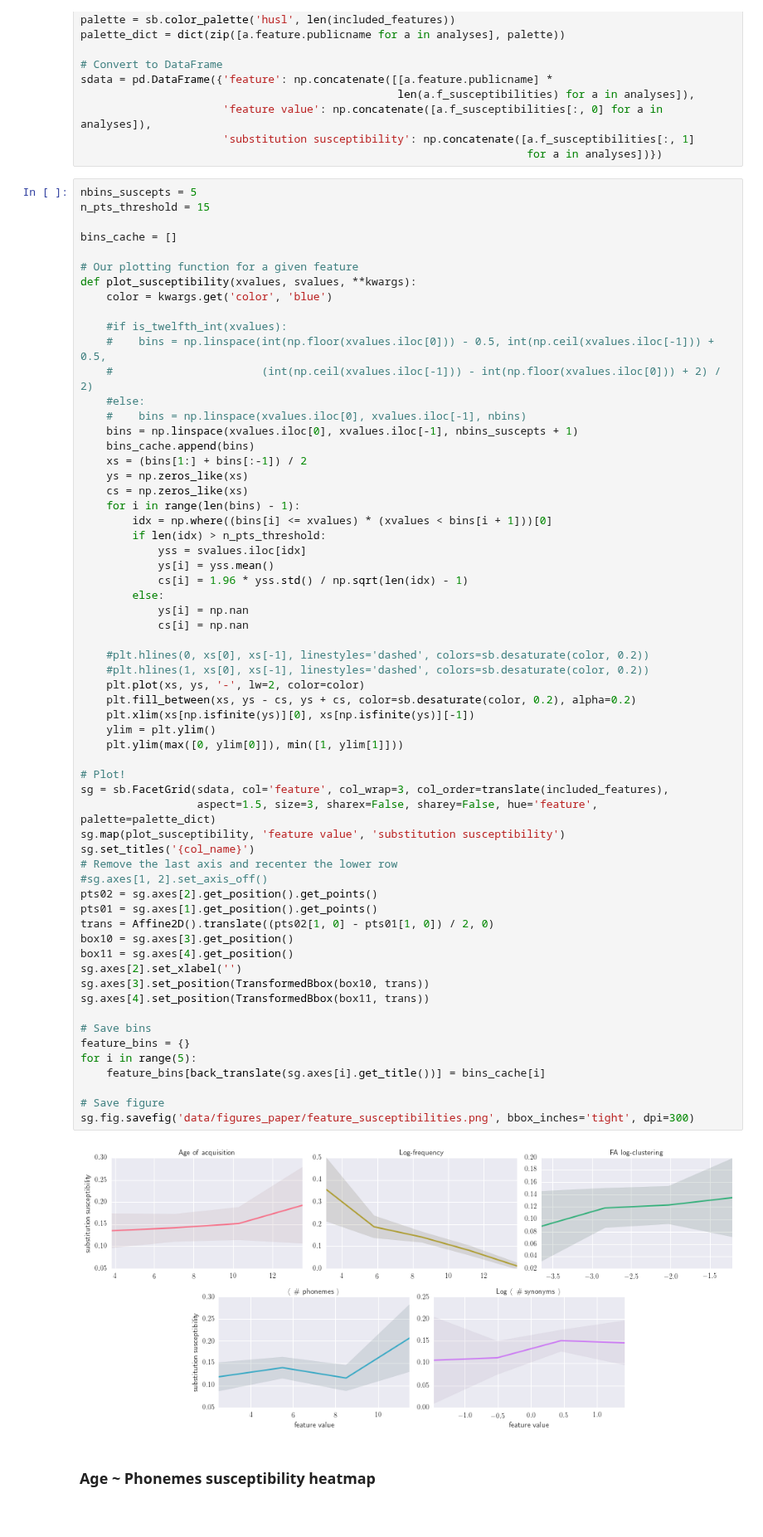
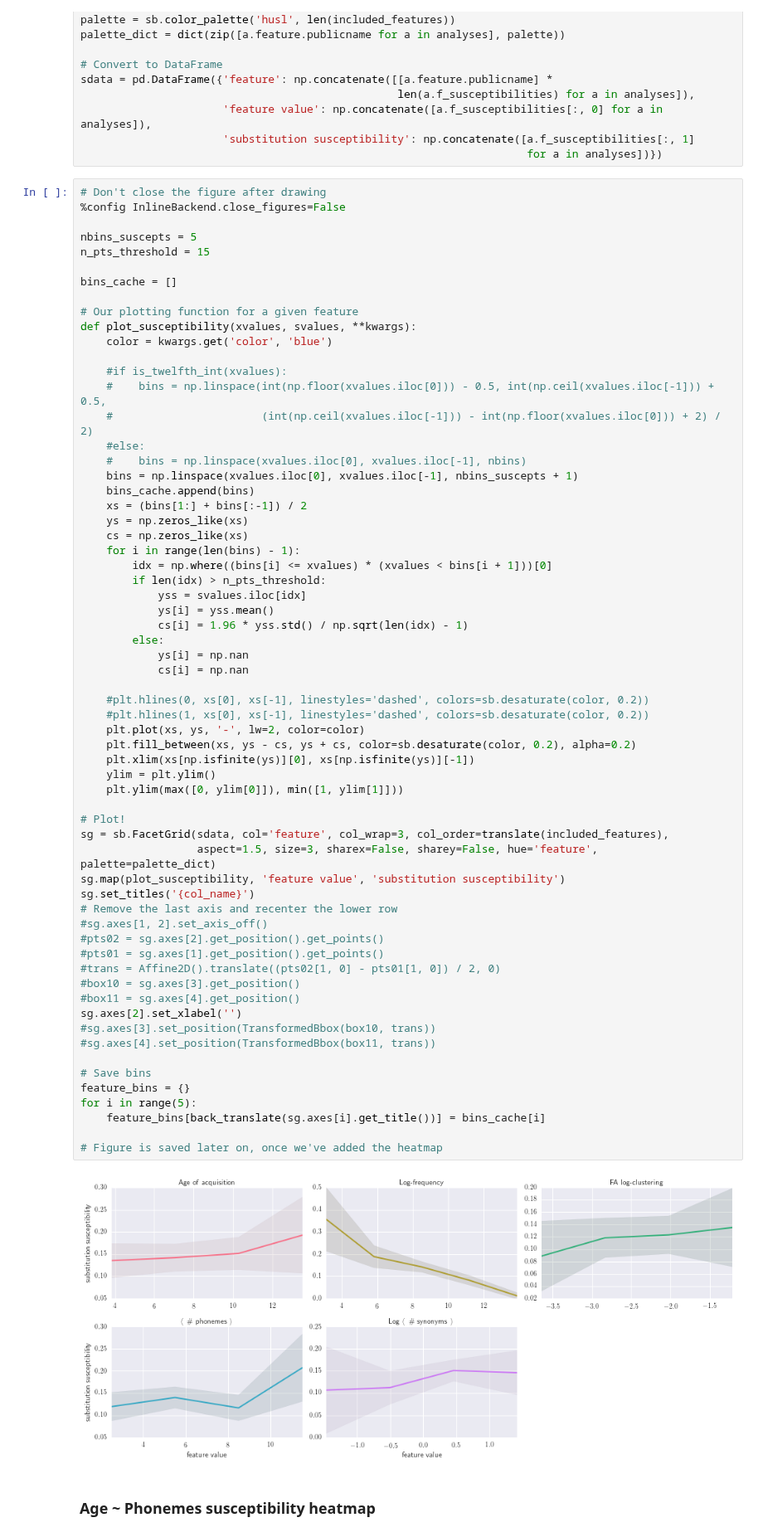
Before and after one commit to wehlutyk/brainscopypaste, a Jupyter notebook: substitutions_paper.ipynb, the cells around one changed output. Shown at 83% size. Saved outputs shown, nothing was run; the diff lists cells and outputs as text.

```diff
--- a/substitutions_paper.ipynb
+++ b/substitutions_paper.ipynb
@@ -120,6 +118,9 @@ sdata = pd.DataFrame({'feature': np.concatenate([[a.feature.publicname] *
                       'substitution susceptibility': np.concatenate([a.f_susceptibilities[:, 1]
                                                                      for a in analyses])})
 # %%
+# Don't close the figure after drawing
+%config InlineBackend.close_figures=False
+
 nbins_suscepts = 5
 n_pts_threshold = 15
 
@@ -145,43 +146,42 @@ def plot_susceptibility(xvalues, svalues, **kwargs):
             yss = svalues.iloc[idx]
             ys[i] = yss.mean()
             cs[i] = 1.96 * yss.std() / np.sqrt(len(idx) - 1)
         else:
             ys[i] = np.nan
             cs[i] = np.nan
 
     #plt.hlines(0, xs[0], xs[-1], linestyles='dashed', colors=sb.desaturate(color, 0.2))
     #plt.hlines(1, xs[0], xs[-1], linestyles='dashed', colors=sb.desaturate(color, 0.2))
     plt.plot(xs, ys, '-', lw=2, color=color)
     plt.fill_between(xs, ys - cs, ys + cs, color=sb.desaturate(color, 0.2), alpha=0.2)
     plt.xlim(xs[np.isfinite(ys)][0], xs[np.isfinite(ys)][-1])
     ylim = plt.ylim()
     plt.ylim(max([0, ylim[0]]), min([1, ylim[1]]))
 
 # Plot!
 sg = sb.FacetGrid(sdata, col='feature', col_wrap=3, col_order=translate(included_features),
                   aspect=1.5, size=3, sharex=False, sharey=False, hue='feature', palette=palette_dict)
 sg.map(plot_susceptibility, 'feature value', 'substitution susceptibility')
 sg.set_titles('{col_name}')
 # Remove the last axis and recenter the lower row
 #sg.axes[1, 2].set_axis_off()
-pts02 = sg.axes[2].get_position().get_points()
-pts01 = sg.axes[1].get_position().get_points()
-trans = Affine2D().translate((pts02[1, 0] - pts01[1, 0]) / 2, 0)
-box10 = sg.axes[3].get_position()
-box11 = sg.axes[4].get_position()
+#pts02 = sg.axes[2].get_position().get_points()
+#pts01 = sg.axes[1].get_position().get_points()
+#trans = Affine2D().translate((pts02[1, 0] - pts01[1, 0]) / 2, 0)
+#box10 = sg.axes[3].get_position()
+#box11 = sg.axes[4].get_position()
 sg.axes[2].set_xlabel('')
-sg.axes[3].set_position(TransformedBbox(box10, trans))
-sg.axes[4].set_position(TransformedBbox(box11, trans))
+#sg.axes[3].set_position(TransformedBbox(box10, trans))
+#sg.axes[4].set_position(TransformedBbox(box11, trans))
 
 # Save bins
 feature_bins = {}
 for i in range(5):
     feature_bins[back_translate(sg.axes[i].get_title())] = bins_cache[i]
 
-# Save figure
-sg.fig.savefig('data/figures_paper/feature_susceptibilities.png', bbox_inches='tight', dpi=300)
+# Figure is saved later on, once we've added the heatmap
 # %% [output]
-[figure, old version]
+[figure, new version]
 # %% [markdown]
 ### Age ~ Phonemes susceptibility heatmap
 # %%
```
Also changed, not shown: parts of 4 cells of this notebook, 1 other file.
